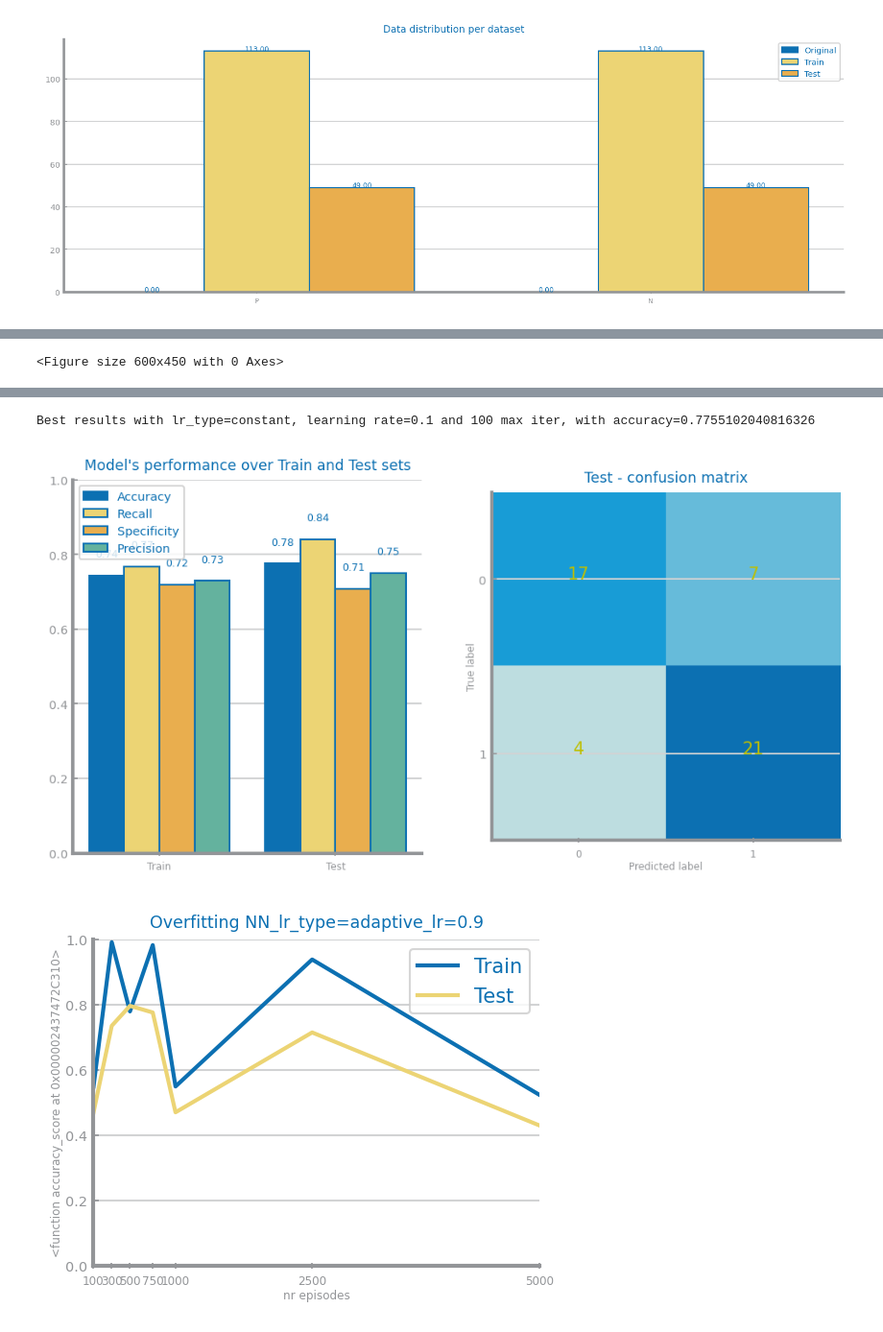
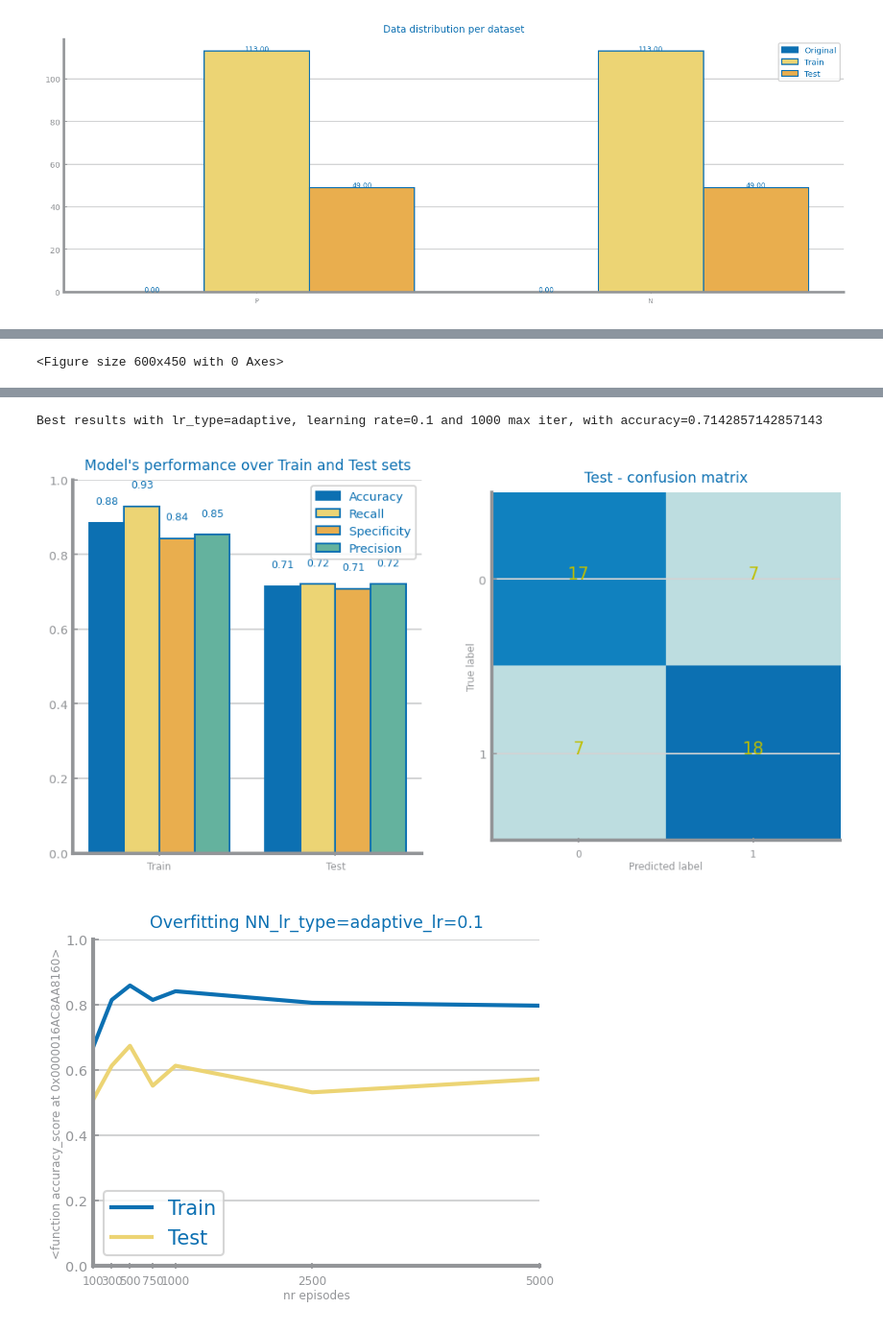
Before and after one commit to GuberXZ/PIC, a Jupyter notebook: DataClassification.ipynb, the cells around one changed output, grey strips where cells are left out. Shown at 96% size. Drawn from its saved outputs; the diff is of its cells as text; code cells hidden in the pictures.

```diff
--- a/DataClassification.ipynb
+++ b/DataClassification.ipynb
@@ -165,7 +166,7 @@ ds.plot_evaluation_results(labels, trnY, prd_trn, tstY, prd_tst)
 plt.show()
 
 #Overfitting Check
-d = 'manhattan'
+d = best[1]
 eval_metric = accuracy_score
 y_tst_values = []
 y_trn_values = []
@@ -257,8 +258,8 @@ ds.horizontal_bar_chart(elems, imp_values, error=None, title='Decision Tree Feat
 #plt.savefig(f'images/{name}_dt_ranking.png')
 
 #Overfitting Check
-imp = 0.0001
-f = 'entropy'
+imp = best[2]
+f = best[0]
 eval_metric = accuracy_score
 y_tst_values = []
 y_trn_values = []
@@ -270,6 +271,6 @@ for d in max_depths:
     prd_trn_Y = tree.predict(trnX)
     y_tst_values.append(eval_metric(tstY, prd_tst_Y))
     y_trn_values.append(eval_metric(trnY, prd_trn_Y))
-ds.plot_overfitting_study(max_depths, y_trn_values, y_tst_values, name=f'DT=imp{imp}_{f}', xlabel='max_depth',ylabel=str(eval_metric))
+ds.plot_overfitting_study(max_depths, y_trn_values, y_tst_values, name=f'DT=imp{imp}_{f}', xlabel='max_depth',ylabel=str(eval_metric))s
 # %% [output]
 <Figure size 600x450 with 0 Axes>
@@ -363,8 +364,8 @@ ds.horizontal_bar_chart(elems, importances[indices], stdevs[indices], title='Ran
 #plt.savefig(f'images/{name}_rf_ranking.png')
 
 #Overfitting Check
-f = 0.7
-max_depth = 10
+f = best[1]
+max_depth = best[0]
 eval_metric = accuracy_score
 y_tst_values = []
 y_trn_values = []
@@ -453,8 +454,8 @@ ds.plot_evaluation_results(labels, trnY, prd_trn, tstY, prd_tst)
 plt.show()
 
 #Overfitting check
-lr_type = 'adaptive'
-lr = 0.9
+lr_type = best[0]
+lr = best[1]
 eval_metric = accuracy_score
 y_tst_values = []
 y_trn_values = []
@@ -472,6 +473,6 @@ ds.plot_overfitting_study(max_iter, y_trn_values, y_tst_values, name=f'NN_lr_typ
-Best results with lr_type=constant, learning rate=0.1 and 100 max iter, with accuracy=0.7755102040816326
+Best results with lr_type=adaptive, learning rate=0.1 and 1000 max iter, with accuracy=0.7142857142857143
-[figure, old version]
+[figure, new version]
-[figure, old version]
+[figure, new version]
 # %%
 #Gradient Boosting
 train: pd.DataFrame = pd.read_csv(f'{name}_train.csv')
```
Also changed, not shown: parts of 8 cells of this notebook, 17 other files.
